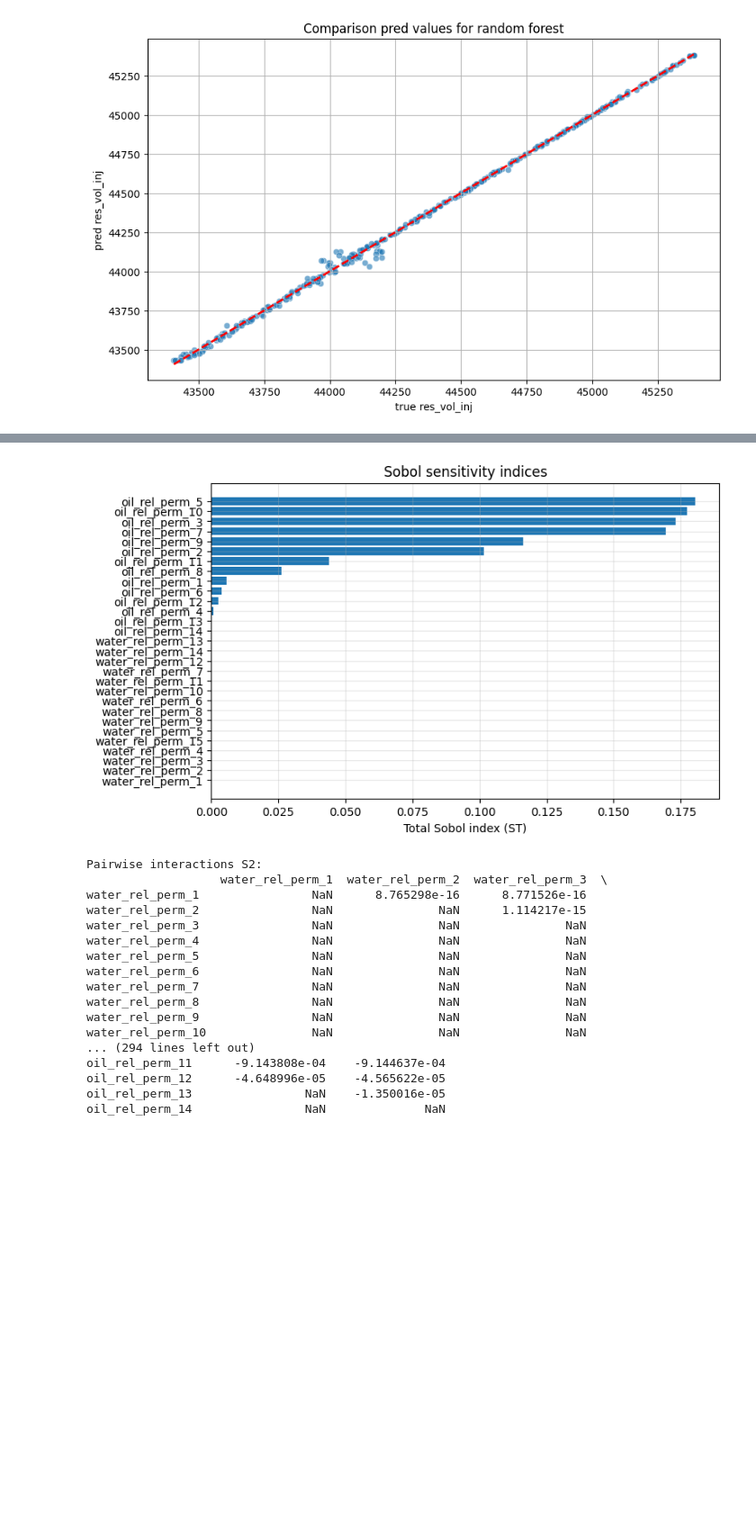
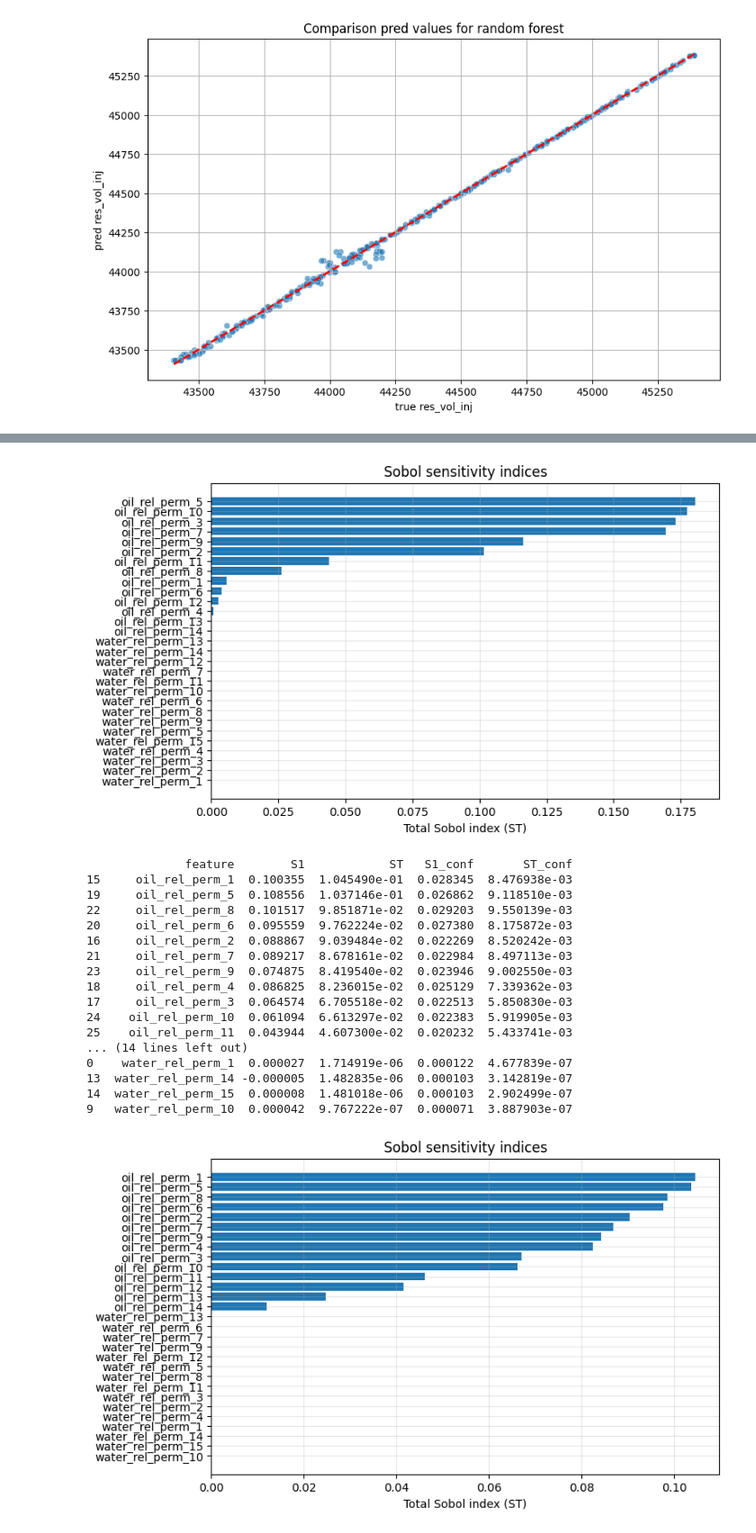
Before and after one commit to DmitrySavinskikh/graduate-paper-code, a Jupyter notebook: ml_part.ipynb, the cells around one changed output, grey strips where cells are left out. Shown at 90% size. Cells and saved outputs as stored; diff of their text form; code cells hidden in the pictures; blank space fills up the shorter version.

Commit message:
added rf to sobol index part for 29 features

```diff
--- a/ml_part.ipynb
+++ b/ml_part.ipynb
@@ -868,7 +868,33 @@ plt.title('Sobol sensitivity indices')
 plt.grid(True, alpha=0.3)
 plt.show()
 
-print('Pairwise interactions S2:')
-print(pd.DataFrame(Si['S2'], index=problem['names'], columns=problem['names']))
+# print('Pairwise interactions S2:')
+# print(pd.DataFrame(Si['S2'], index=problem['names'], columns=problem['names']))
+
+
+# random forest
+X_sobol = pd.DataFrame(param_values, columns=problem['names'])
+Y = random_forest_model_29f.predict(X_sobol)
+
+Si = sobol.analyze(problem, Y, calc_second_order=True)
+
+sobol_df = pd.DataFrame({
+    'feature': problem['names'],
+    'S1': Si['S1'],
+    'ST': Si['ST'],
+    'S1_conf': Si['S1_conf'],
+    'ST_conf': Si['ST_conf'],
+})
+
+print(sobol_df.sort_values('ST', ascending=False))
+
+sobol_df_sorted = sobol_df.sort_values('ST', ascending=True)
+
+plt.figure(figsize=(8, 5))
+plt.barh(sobol_df_sorted['feature'], sobol_df_sorted['ST'])
+plt.xlabel('Total Sobol index (ST)')
+plt.title('Sobol sensitivity indices')
+plt.grid(True, alpha=0.3)
+plt.show()
 # %% [output]
               feature            S1            ST       S1_conf       ST_conf
@@ -891,18 +917,19 @@ print(pd.DataFrame(Si['S2'], index=problem['names'], columns=problem['names']))
 [figure]
-Pairwise interactions S2:
-                   water_rel_perm_1  water_rel_perm_2  water_rel_perm_3  \
-water_rel_perm_1                NaN      8.765298e-16      8.771526e-16
-water_rel_perm_2                NaN               NaN      1.114217e-15
-water_rel_perm_3                NaN               NaN               NaN
-water_rel_perm_4                NaN               NaN               NaN
-water_rel_perm_5                NaN               NaN               NaN
-water_rel_perm_6                NaN               NaN               NaN
-water_rel_perm_7                NaN               NaN               NaN
-water_rel_perm_8                NaN               NaN               NaN
-water_rel_perm_9                NaN               NaN               NaN
-water_rel_perm_10               NaN               NaN               NaN
-... (294 lines left out)
-oil_rel_perm_11      -9.143808e-04    -9.144637e-04
-oil_rel_perm_12      -4.648996e-05    -4.565622e-05
-oil_rel_perm_13                NaN    -1.350016e-05
-oil_rel_perm_14                NaN              NaN
+              feature        S1            ST   S1_conf       ST_conf
+15     oil_rel_perm_1  0.100355  1.045490e-01  0.028345  8.476938e-03
+19     oil_rel_perm_5  0.108556  1.037146e-01  0.026862  9.118510e-03
+22     oil_rel_perm_8  0.101517  9.851871e-02  0.029203  9.550139e-03
+20     oil_rel_perm_6  0.095559  9.762224e-02  0.027380  8.175872e-03
+16     oil_rel_perm_2  0.088867  9.039484e-02  0.022269  8.520242e-03
+21     oil_rel_perm_7  0.089217  8.678161e-02  0.022984  8.497113e-03
+23     oil_rel_perm_9  0.074875  8.419540e-02  0.023946  9.002550e-03
+18     oil_rel_perm_4  0.086825  8.236015e-02  0.025129  7.339362e-03
+17     oil_rel_perm_3  0.064574  6.705518e-02  0.022513  5.850830e-03
+24    oil_rel_perm_10  0.061094  6.613297e-02  0.022383  5.919905e-03
+25    oil_rel_perm_11  0.043944  4.607300e-02  0.020232  5.433741e-03
+... (14 lines left out)
+0    water_rel_perm_1  0.000027  1.714919e-06  0.000122  4.677839e-07
+13  water_rel_perm_14 -0.000005  1.482835e-06  0.000103  3.142819e-07
+14  water_rel_perm_15  0.000008  1.481018e-06  0.000103  2.902499e-07
+9   water_rel_perm_10  0.000042  9.767222e-07  0.000071  3.887903e-07
+[figure, added]
```
Also changed, not shown: parts of 1 cell of this notebook.
